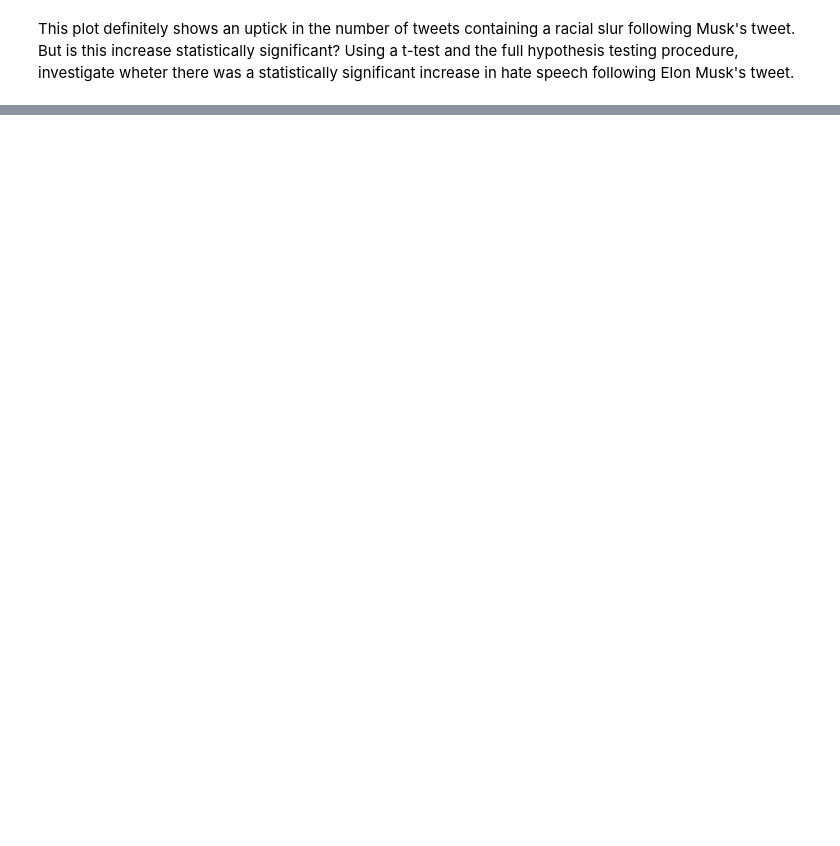
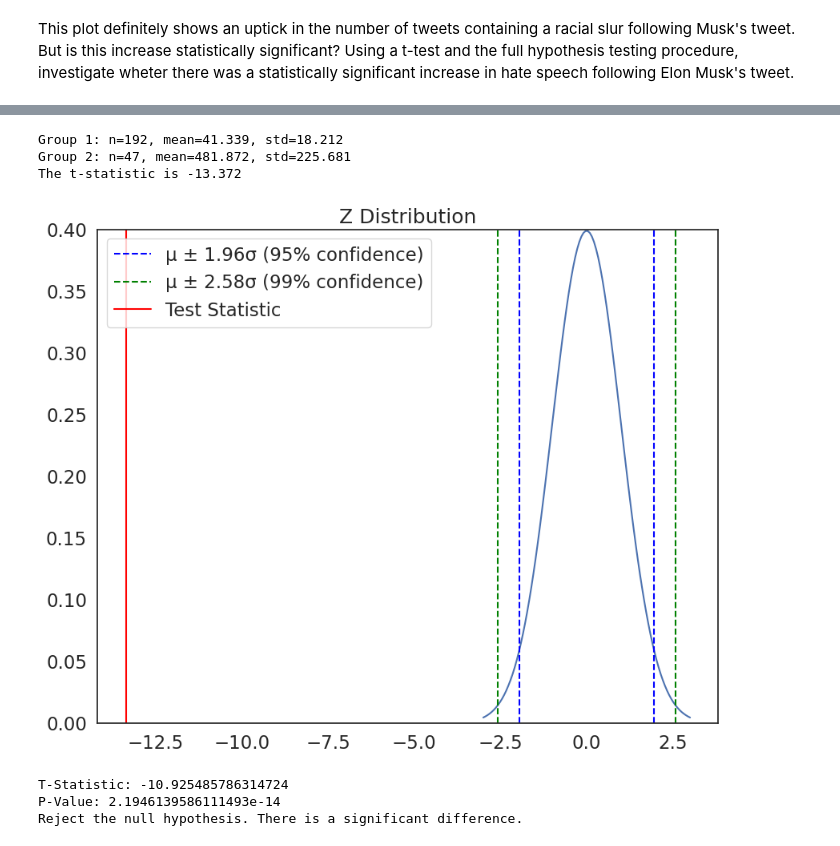
Before and after one commit to lindachojnacka/QM2, a Jupyter notebook: Copy_of_W07_Hypothesis_Testing.ipynb, the cells around one changed output, grey strips where cells are left out. Saved outputs shown, nothing was run; the diff lists cells and outputs as text; code cells hidden in the pictures; blank space fills up the shorter version.

```diff
--- a/Copy_of_W07_Hypothesis_Testing.ipynb
+++ b/Copy_of_W07_Hypothesis_Testing.ipynb
@@ -369,0 +403,36 @@ post_tweet_data: n=47, mean=481.872, std=225.681
+# %%
+group1 = pre_tweet_data
+group2 = post_tweet_data
+
+t = manual_ttest(group1,group2)
+plot_z(t)
+# %% [output]
+Group 1: n=192, mean=41.339, std=18.212
+Group 2: n=47, mean=481.872, std=225.681
+The t-statistic is -13.372
+[figure, added]
+# %%
+import scipy.stats as stats
+
+# Group 1 data
+group1 = np.random.normal(loc=41.339, scale=18.212, size=192)
+
+# Group 2 data
+group2 = np.random.normal(loc=481.872, scale=225.681, size=47)
+
+# Perform independent two-sample t-test
+t_statistic, p_value = stats.ttest_ind(group1, group2, equal_var=False)
+
+print(f'T-Statistic: {t_statistic}')
+print(f'P-Value: {p_value}')
+
+# Compare p-value to significance level
+alpha = 0.05
+if p_value < alpha:
+    print('Reject the null hypothesis. There is a significant difference.')
+else:
+    print('Fail to reject the null hypothesis. No significant difference.')
+# %% [output]
+T-Statistic: -10.925485786314724
+P-Value: 2.1946139586111493e-14
+Reject the null hypothesis. There is a significant difference.
```
Also changed, not shown: parts of 13 cells of this notebook.
